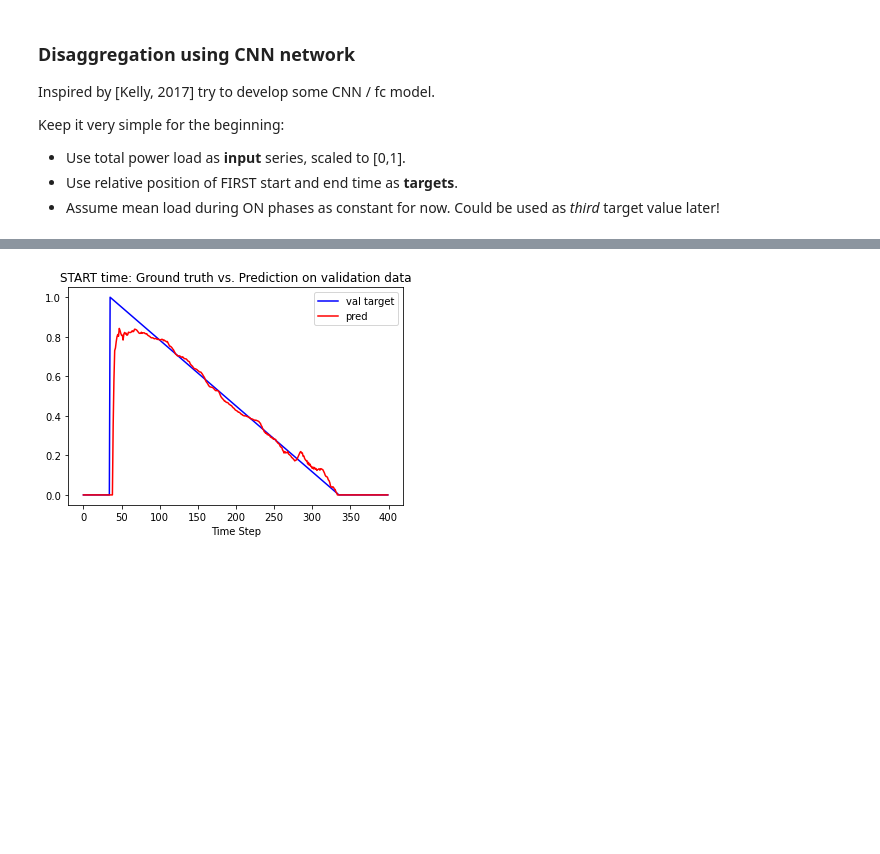
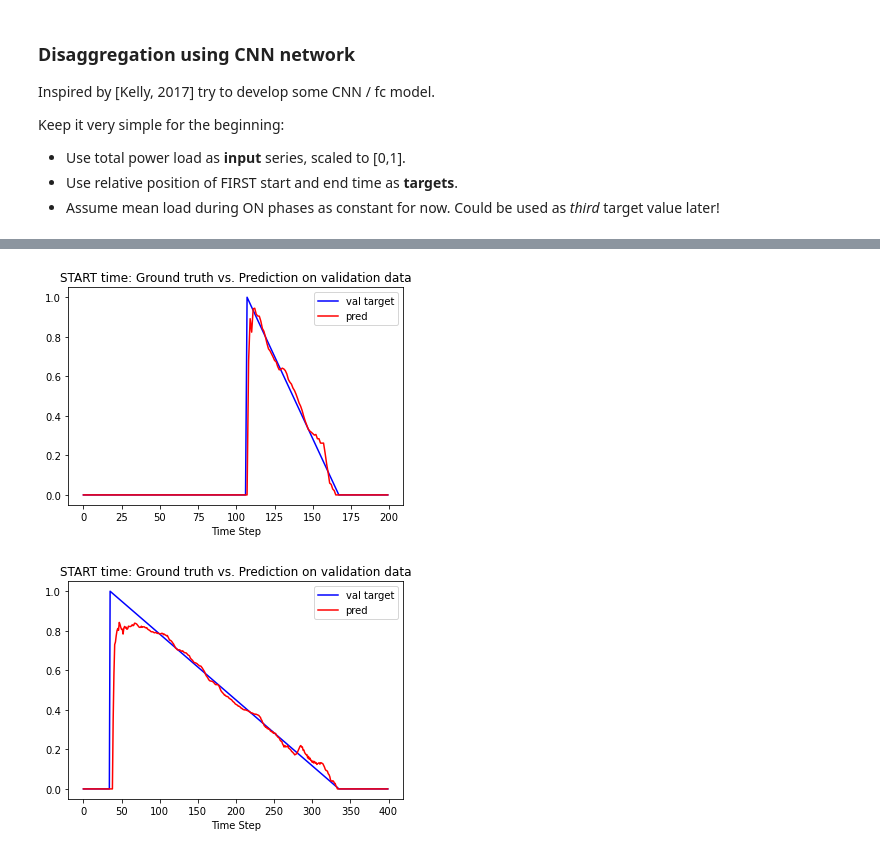
Before and after one commit to MarcoLandtHayen/NILM_NonIntrusiveLoadMonitoring, a Jupyter notebook: notebooks/02_NILM_RAEdataset_CNN.ipynb, the cells around one changed output, grey strips where cells are left out. Saved outputs shown, nothing was run; the diff lists cells and outputs as text; code cells hidden in the pictures; blank space fills up the shorter version.

```diff
--- a/notebooks/02_NILM_RAEdataset_CNN.ipynb
+++ b/notebooks/02_NILM_RAEdataset_CNN.ipynb
@@ -734,6 +768,16 @@ plt.show()
 #train_pred = model.predict(train_input)
 val_pred = model.predict(val_input)
 train_pred = model.predict(train_input)
+# %%
+# Fidelity check: Plot predicted START time vs. target for on event in validation data
+plt.plot(val_target[1000:1200,0], color = 'blue', label = 'val target')
+plt.plot(val_pred[1000:1200,0], color = 'red', label = 'pred')
+plt.xlabel('Time Step')
+plt.title('START time: Ground truth vs. Prediction on validation data')
+plt.legend()
+plt.show()
+# %% [output]
+[figure, added]
 # %%
 # Fidelity check: Plot predicted START time vs. target for on event in validation data
 plt.plot(val_target[5500:5900,0], color = 'blue', label = 'val target')
```
Also changed, not shown: parts of 16 cells of this notebook, 1 other file.
